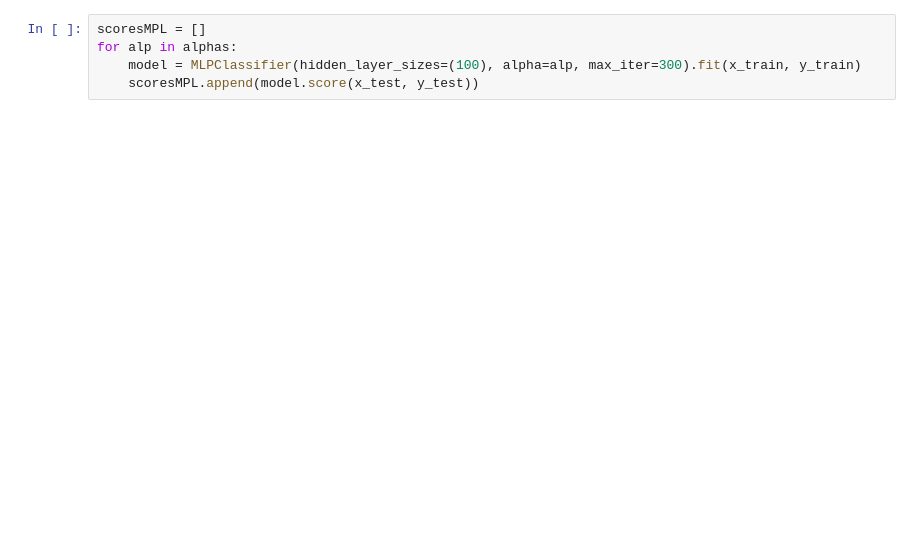
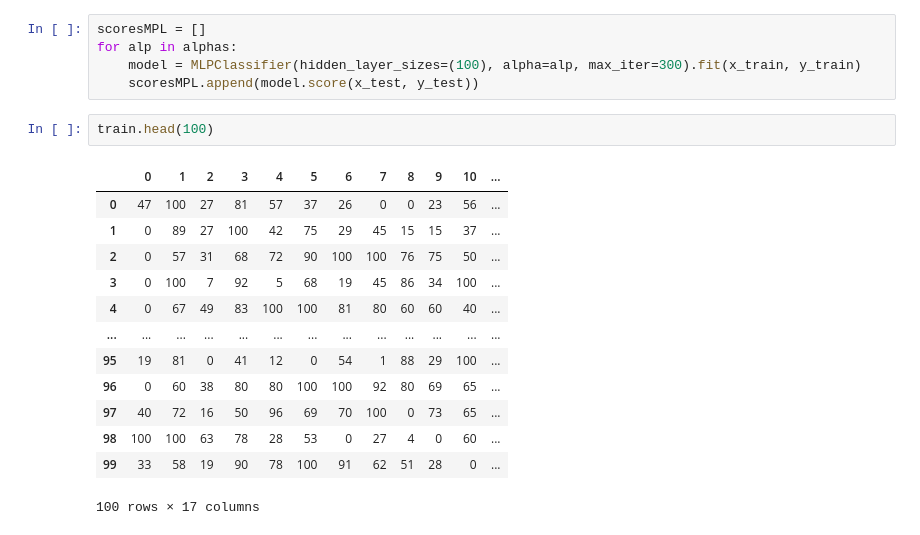
Before and after one commit to ruslan-fatkullov/ML, a Jupyter notebook: lab4.ipynb, the cells around one changed output. Saved outputs shown, nothing was run; the diff lists cells and outputs as text; blank space fills up the shorter version.

```diff
--- a/lab4.ipynb
+++ b/lab4.ipynb
@@ -267,3 +284,19 @@ scoresMPL = []
 for alp in alphas:
     model = MLPClassifier(hidden_layer_sizes=(100), alpha=alp, max_iter=300).fit(x_train, y_train)
     scoresMPL.append(model.score(x_test, y_test))
+# %%
+train.head(100)
+# %% [output]
+|  | 0 | 1 | 2 | 3 | 4 | 5 | 6 | 7 | 8 | 9 | 10 | ... |
+| 0 | 47 | 100 | 27 | 81 | 57 | 37 | 26 | 0 | 0 | 23 | 56 | ... |
+| 1 | 0 | 89 | 27 | 100 | 42 | 75 | 29 | 45 | 15 | 15 | 37 | ... |
+| 2 | 0 | 57 | 31 | 68 | 72 | 90 | 100 | 100 | 76 | 75 | 50 | ... |
+| 3 | 0 | 100 | 7 | 92 | 5 | 68 | 19 | 45 | 86 | 34 | 100 | ... |
+| 4 | 0 | 67 | 49 | 83 | 100 | 100 | 81 | 80 | 60 | 60 | 40 | ... |
+| ... | ... | ... | ... | ... | ... | ... | ... | ... | ... | ... | ... | ... |
+| 95 | 19 | 81 | 0 | 41 | 12 | 0 | 54 | 1 | 88 | 29 | 100 | ... |
+| 96 | 0 | 60 | 38 | 80 | 80 | 100 | 100 | 92 | 80 | 69 | 65 | ... |
+| 97 | 40 | 72 | 16 | 50 | 96 | 69 | 70 | 100 | 0 | 73 | 65 | ... |
+| 98 | 100 | 100 | 63 | 78 | 28 | 53 | 0 | 27 | 4 | 0 | 60 | ... |
+| 99 | 33 | 58 | 19 | 90 | 78 | 100 | 91 | 62 | 51 | 28 | 0 | ... |
+100 rows × 17 columns
```
Also changed, not shown: parts of 3 cells of this notebook.
